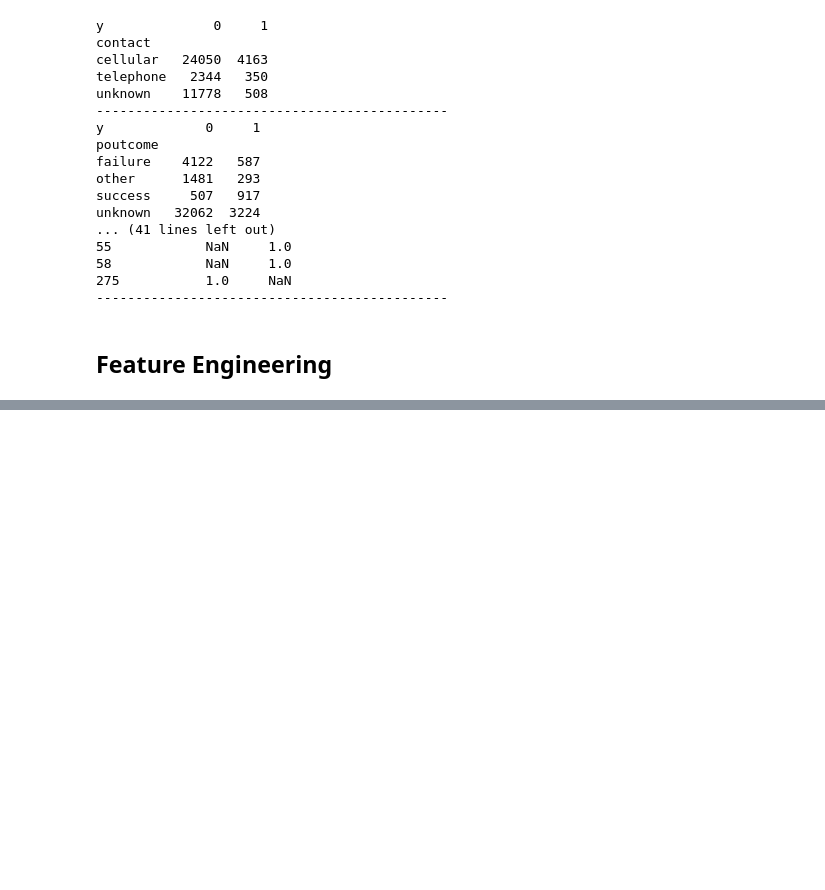
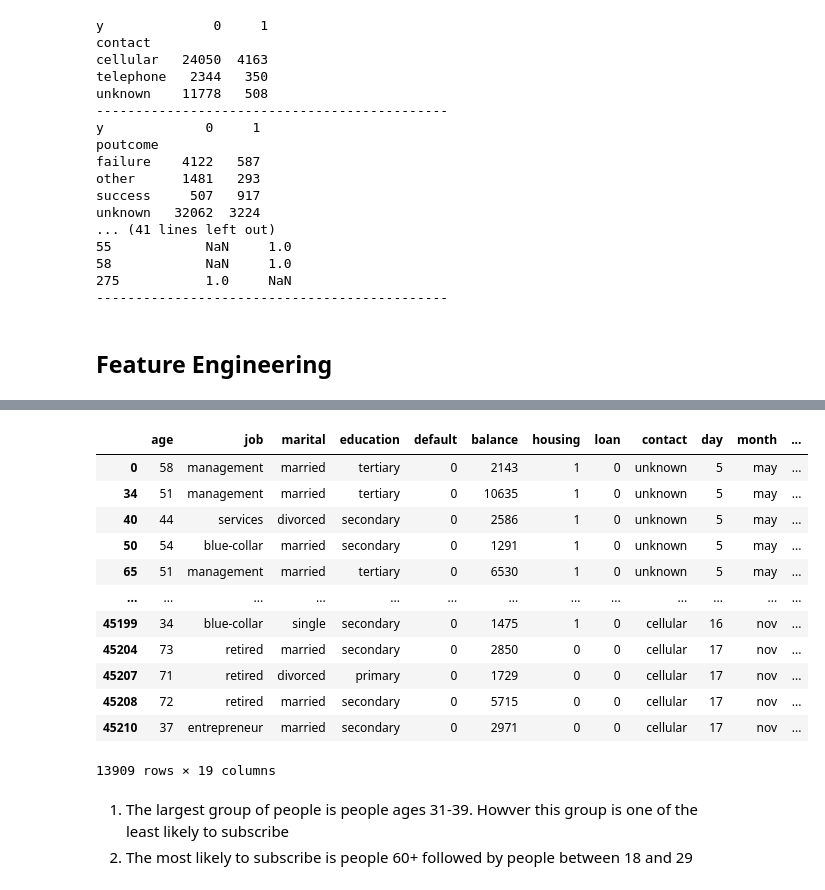
Before and after one commit to jreid94/schulich_data_science, a Jupyter notebook: Data Science 2/Assignments/A1.ipynb, the cells around one changed output, grey strips where cells are left out. Cells and saved outputs as stored; diff of their text form; code cells hidden in the pictures; blank space fills up the shorter version.

```diff
--- a/Data Science 2/Assignments/A1.ipynb
+++ b/Data Science 2/Assignments/A1.ipynb
@@ -407,0 +487,16 @@ unknown   32062  3224
+# %%
+train[(train['balance'] > 1000)]
+# %% [output]
+|  | age | job | marital | education | default | balance | housing | loan | contact | day | month | ... |
+| 0 | 58 | management | married | tertiary | 0 | 2143 | 1 | 0 | unknown | 5 | may | ... |
+| 34 | 51 | management | married | tertiary | 0 | 10635 | 1 | 0 | unknown | 5 | may | ... |
+| 40 | 44 | services | divorced | secondary | 0 | 2586 | 1 | 0 | unknown | 5 | may | ... |
+| 50 | 54 | blue-collar | married | secondary | 0 | 1291 | 1 | 0 | unknown | 5 | may | ... |
+| 65 | 51 | management | married | tertiary | 0 | 6530 | 1 | 0 | unknown | 5 | may | ... |
+| ... | ... | ... | ... | ... | ... | ... | ... | ... | ... | ... | ... | ... |
+| 45199 | 34 | blue-collar | single | secondary | 0 | 1475 | 1 | 0 | cellular | 16 | nov | ... |
+| 45204 | 73 | retired | married | secondary | 0 | 2850 | 0 | 0 | cellular | 17 | nov | ... |
+| 45207 | 71 | retired | divorced | primary | 0 | 1729 | 0 | 0 | cellular | 17 | nov | ... |
+| 45208 | 72 | retired | married | secondary | 0 | 5715 | 0 | 0 | cellular | 17 | nov | ... |
+| 45210 | 37 | entrepreneur | married | secondary | 0 | 2971 | 0 | 0 | cellular | 17 | nov | ... |
+13909 rows × 19 columns
@@ -407,0 +515,3 @@ unknown   32062  3224
+# %% [markdown]
+1. The largest group of people is people ages 31-39. Howver this group is one of the least likely to subscribe
+5. The most likely to subscribe is people 60+ followed by people between 18 and 29
```
Also changed, not shown: parts of 34 cells of this notebook.
